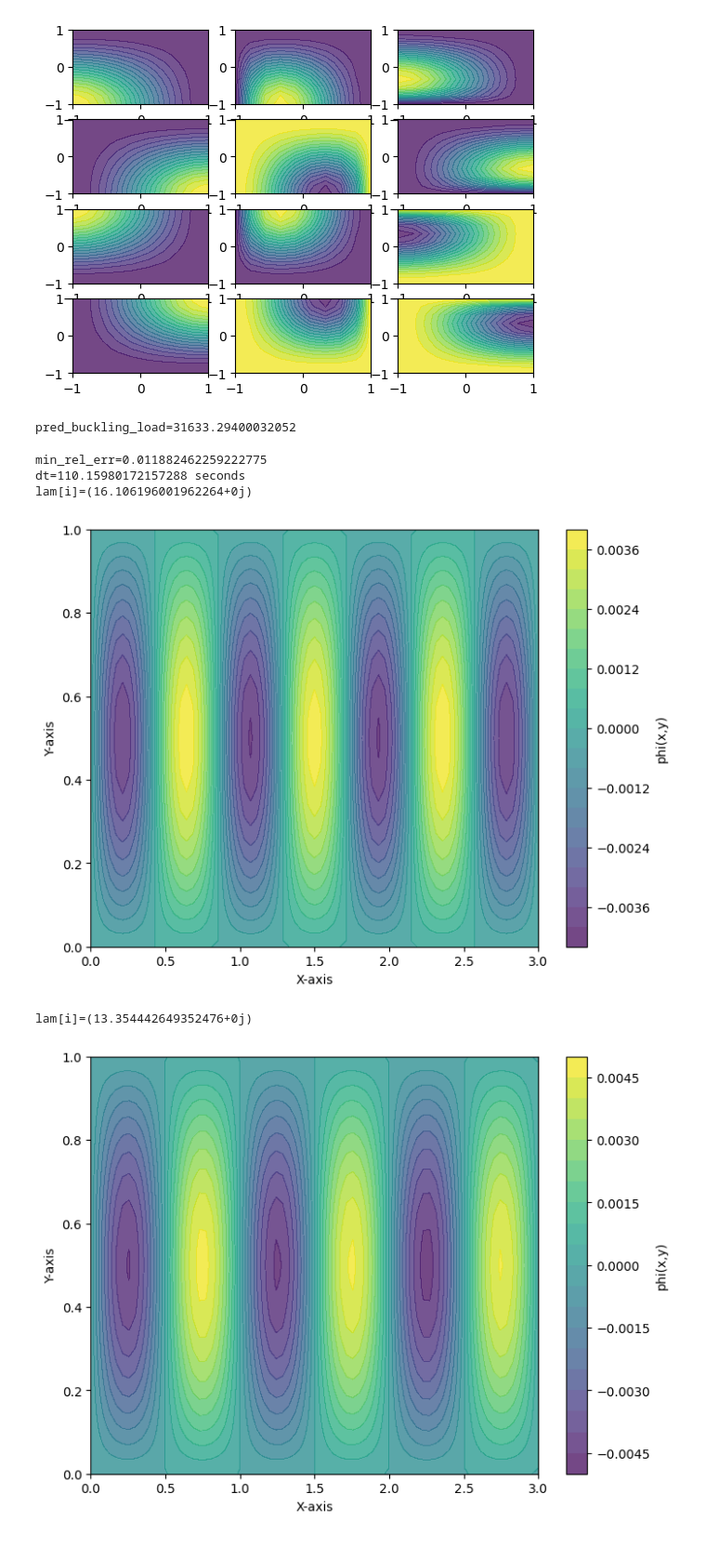
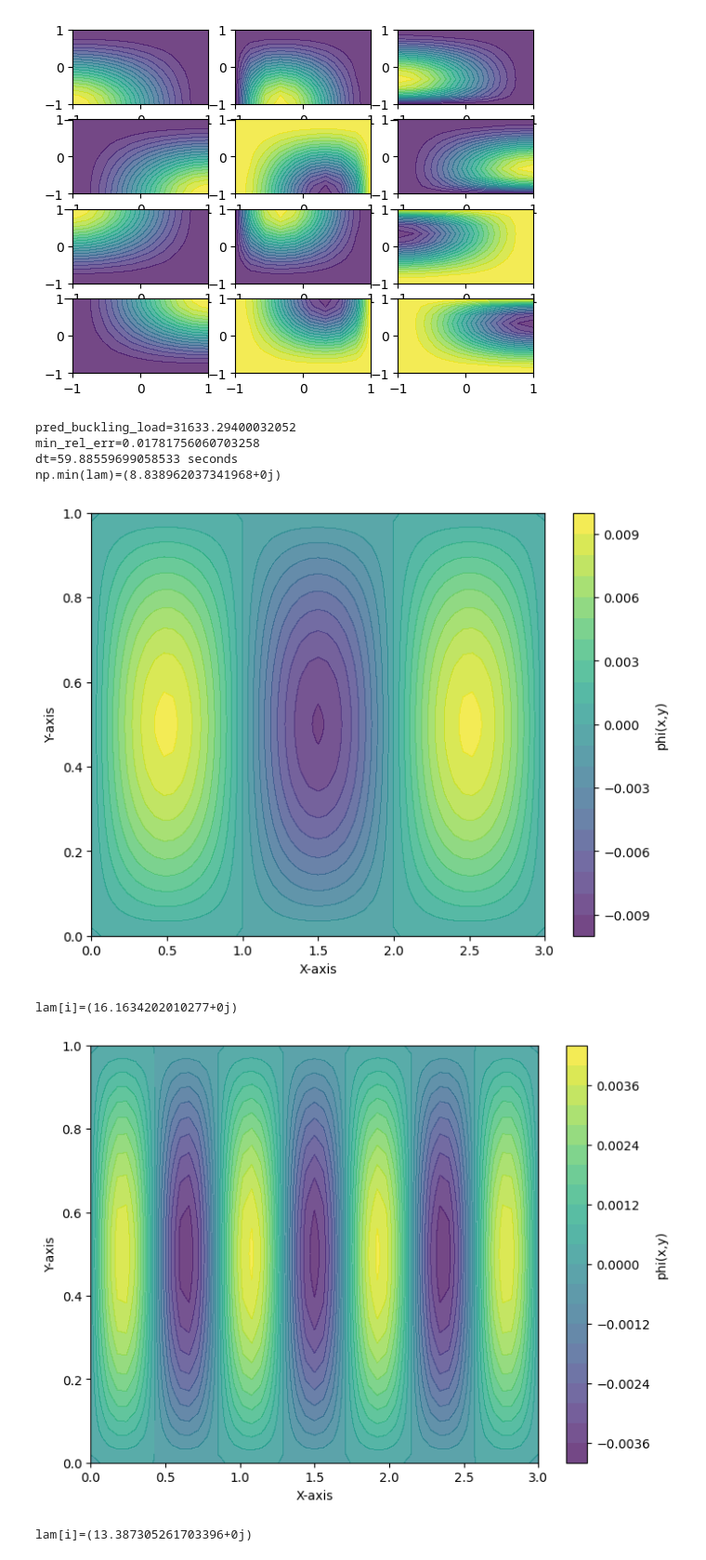
Before and after one commit to sean-engelstad/ml-pde-buckling, a Jupyter notebook: classical/derivation.ipynb, the cells around one changed output. Shown at 93% size. Cells and saved outputs as stored; diff of their text form; code cells hidden in the pictures.

```diff
--- a/classical/derivation.ipynb
+++ b/classical/derivation.ipynb
@@ -394,9 +394,9 @@ else:
 # nxe = 10; nye = 10
 # nxe = 2; nye = 2
 # nxe, nye = (10, 10)
-# nxe, nye = (30, 30)
+nxe, nye = (30, 30)
 # nxe, nye = (50, 50)
-(nxe, nye) = (70, 70)
+# (nxe, nye) = (70, 70)
 # nxe, nye = (100, 100)
 
 # choose geometry of plate
@@ -488,36 +488,41 @@ def get_rel_err(iphi):
 
 num_eig = 10
 rel_errs = [get_rel_err(i) for i in range(num_eig)]
 min_rel_err = min(rel_errs)
 print(f"{min_rel_err=}")
 
 end_time = time.time()
 dt = end_time - start_time
 print(f"{dt=} seconds")
 
+ind = np.argmin(np.array(lam))
+print(f"{np.min(lam)=}")
+plot_eigenvec(a, b, nxe, nye, phi[ind])
+
 # rel_errs = []
 for i in range(num_eig):
     print(f"{lam[i]=}")
     plot_eigenvec(a, b, nxe, nye, phi[i])
     # rel_errs += [get_rel_err(i)]
 
 # min_rel_err = min(rel_errs)
 # print(f"{min_rel_err=}")
 
 # imin = np.argmin(np.abs(np.real(lam)))
 # # imin = 0
 # lam_min = lam[imin]
 # print(f"{lam=}")
 # print(f"{lam_min=}")
 # phi_min = phi[imin]
 # num_eig = lam.shape[0]
 # print(f"{num_eig=}")
 # plot_eigenvec(a, b, nxe, nye, phi_min)
 # %% [output]
 pred_buckling_load=31633.29400032052
+min_rel_err=0.01781756060703258
+dt=59.88559699058533 seconds
+np.min(lam)=(8.838962037341968+0j)
+[figure, new version]
-min_rel_err=0.011882462259222775
-dt=110.15980172157288 seconds
-lam[i]=(16.106196001962264+0j)
+lam[i]=(16.1634202010277+0j)
-[figure, old version]
+[figure, new version]
-lam[i]=(13.354442649352476+0j)
+lam[i]=(13.387305261703396+0j)
-[figure, old version]
```
Also changed, not shown: parts of 1 cell of this notebook, 3 other files.
